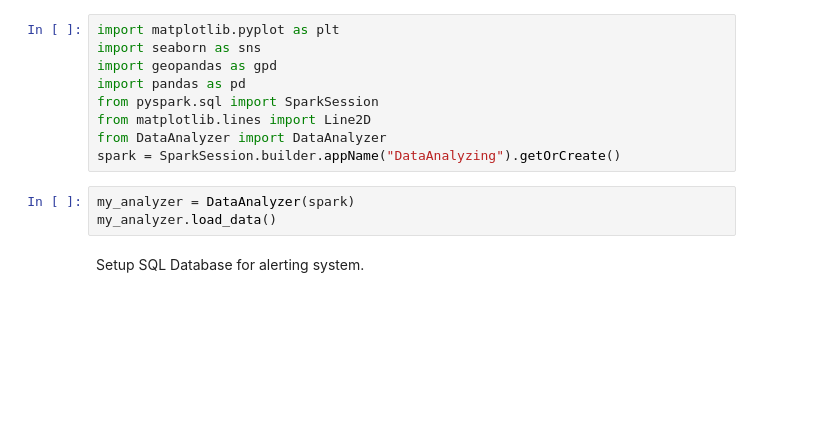
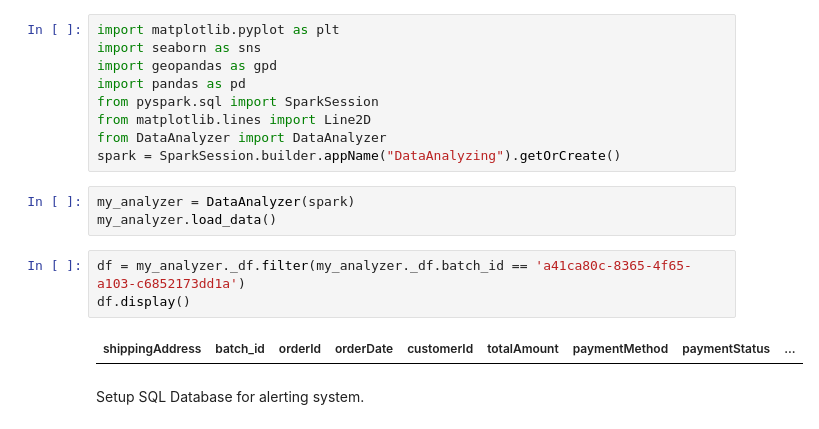
Before and after one commit to Shayartt/streaming-orders, a Jupyter notebook: src/Analyze.ipynb, the cells around one changed output. Drawn from its saved outputs; the diff is of its cells as text; blank space fills up the shorter version.

```diff
--- a/src/Analyze.ipynb
+++ b/src/Analyze.ipynb
@@ -10,6 +10,11 @@ spark = SparkSession.builder.appName("DataAnalyzing").getOrCreate()
 # %%
 my_analyzer = DataAnalyzer(spark)
 my_analyzer.load_data()
+# %%
+df = my_analyzer._df.filter(my_analyzer._df.batch_id == 'a41ca80c-8365-4f65-a103-c6852173dd1a')
+df.display()
+# %% [output]
+| shippingAddress | batch_id | orderId | orderDate | customerId | totalAmount | paymentMethod | paymentStatus | ... |
 # %% [markdown]
 Setup SQL Database for alerting system.
 # %%
```
Also changed, not shown: parts of 7 cells of this notebook, 2 other files.
